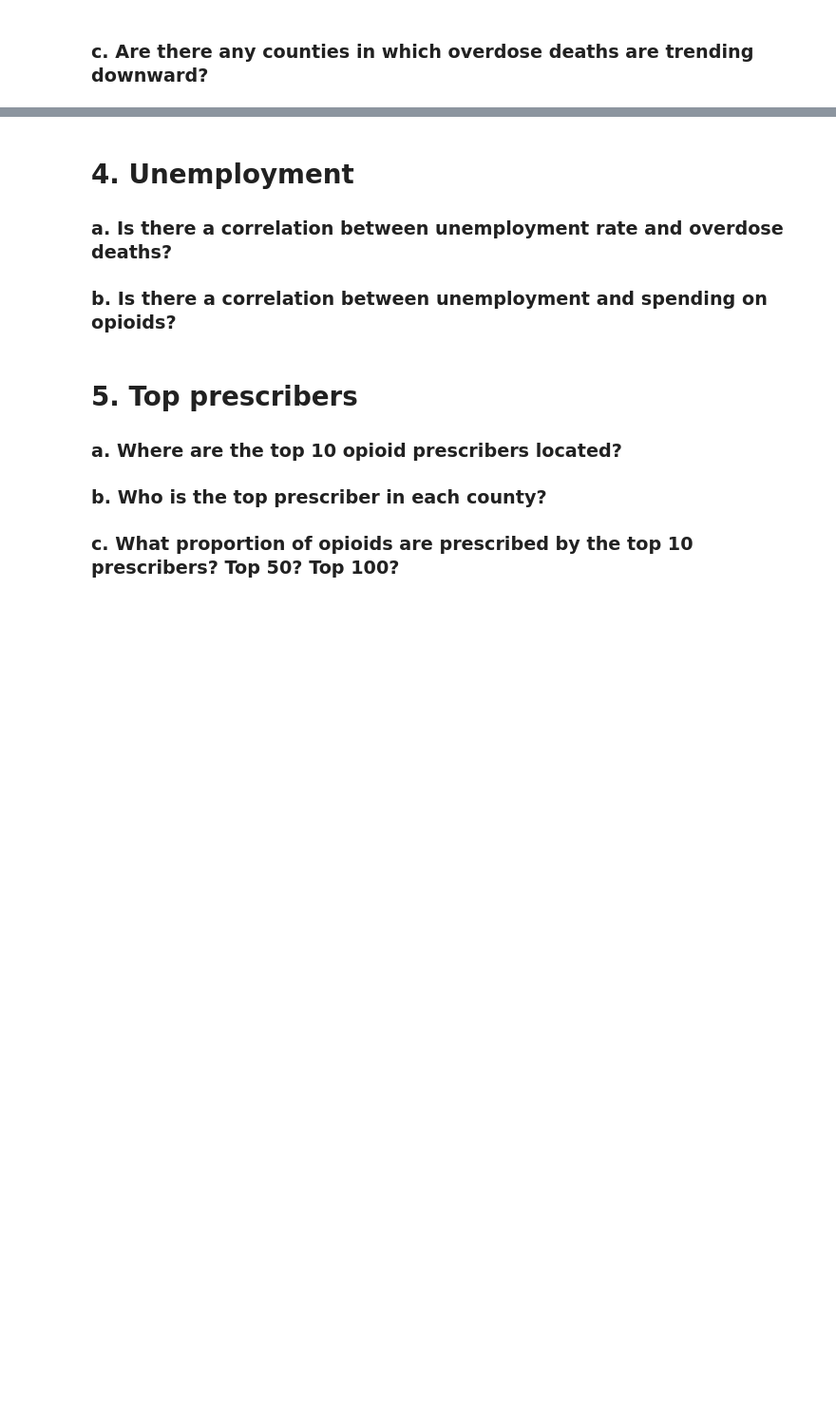
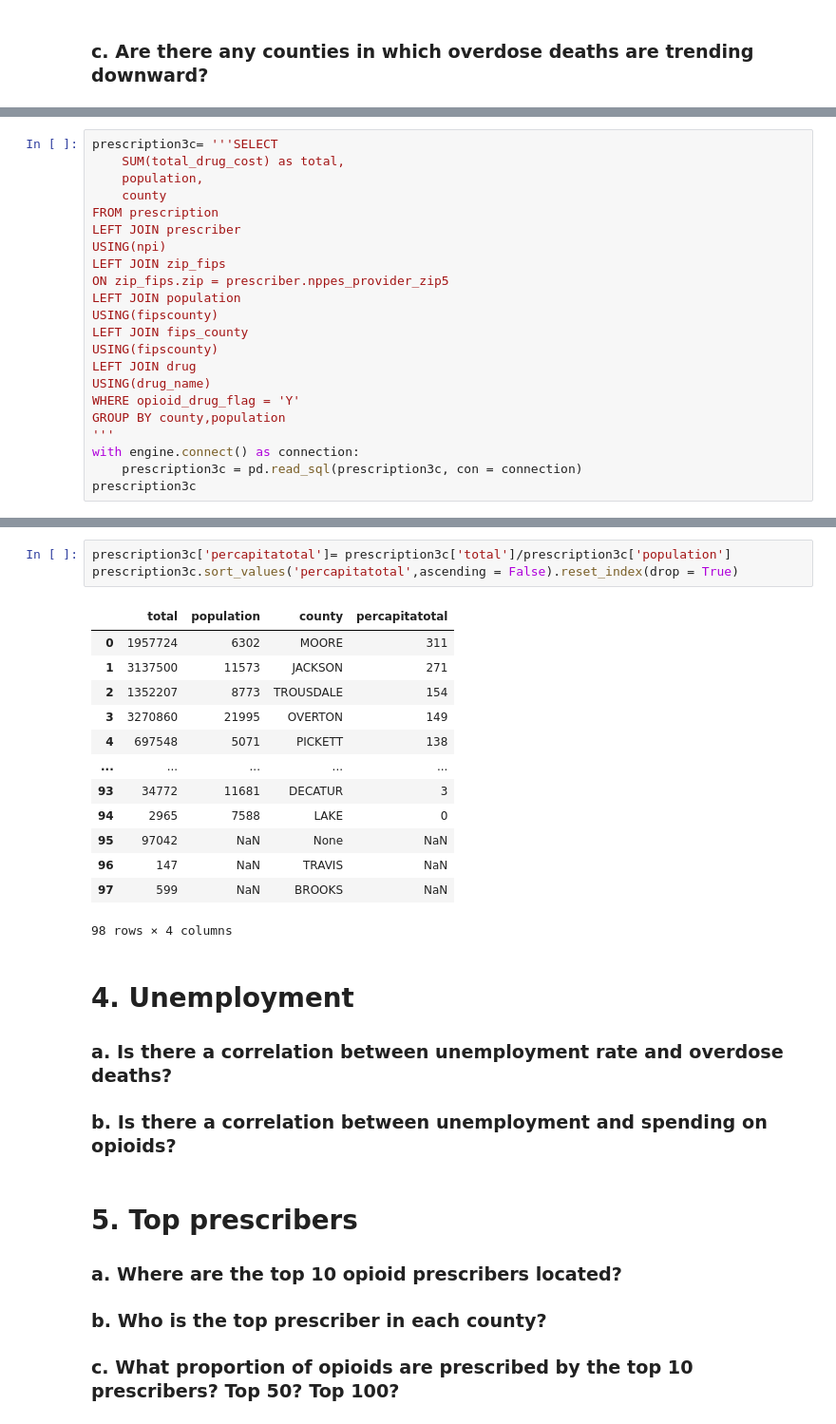
Before and after one commit to NSS-Full-Time-Data-Analytics-14/prescription-drugs-python-nutter_butter, a Jupyter notebook: Notebook/nutter_butter_jg.ipynb, the cells around one changed output, grey strips where cells are left out. Shown at 95% size. Cells and saved outputs as stored; diff of their text form; blank space fills up the shorter version.

```diff
--- a/Notebook/nutter_butter_jg.ipynb
+++ b/Notebook/nutter_butter_jg.ipynb
@@ -102,0 +280,22 @@ KeyError: 'fipscounty'
+# %%
+prescription3c= '''SELECT
+	SUM(total_drug_cost) as total,
+	population,
+	county
+FROM prescription
+LEFT JOIN prescriber
+USING(npi)
+LEFT JOIN zip_fips
+ON zip_fips.zip = prescriber.nppes_provider_zip5
+LEFT JOIN population
+USING(fipscounty)
+LEFT JOIN fips_county
+USING(fipscounty)
+LEFT JOIN drug
+USING(drug_name)
+WHERE opioid_drug_flag = 'Y'
+GROUP BY county,population
+'''
+with engine.connect() as connection:
+    prescription3c = pd.read_sql(prescription3c, con = connection)
+prescription3c
@@ -103,3 +316,20 @@ KeyError: 'fipscounty'
+# %%
+prescription3c['percapitatotal']= prescription3c['total']/prescription3c['population']
+prescription3c.sort_values('percapitatotal',ascending = False).reset_index(drop = True)
+# %% [output]
+|  | total | population | county | percapitatotal |
+| 0 | 1957724 | 6302 | MOORE | 311 |
+| 1 | 3137500 | 11573 | JACKSON | 271 |
+| 2 | 1352207 | 8773 | TROUSDALE | 154 |
+| 3 | 3270860 | 21995 | OVERTON | 149 |
+| 4 | 697548 | 5071 | PICKETT | 138 |
+| ... | ... | ... | ... | ... |
+| 93 | 34772 | 11681 | DECATUR | 3 |
+| 94 | 2965 | 7588 | LAKE | 0 |
+| 95 | 97042 | NaN | None | NaN |
+| 96 | 147 | NaN | TRAVIS | NaN |
+| 97 | 599 | NaN | BROOKS | NaN |
+98 rows × 4 columns
 # %% [markdown]
 # 4. Unemployment
 ### a. Is there a correlation between unemployment rate and overdose deaths?
```
Also changed, not shown: parts of 26 cells of this notebook.
